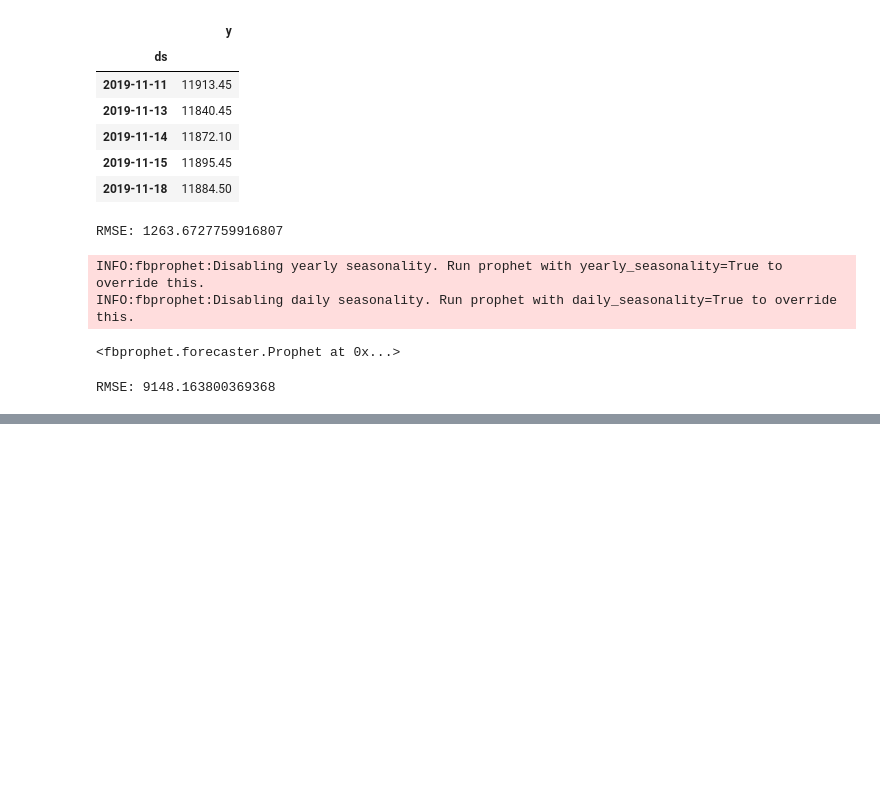
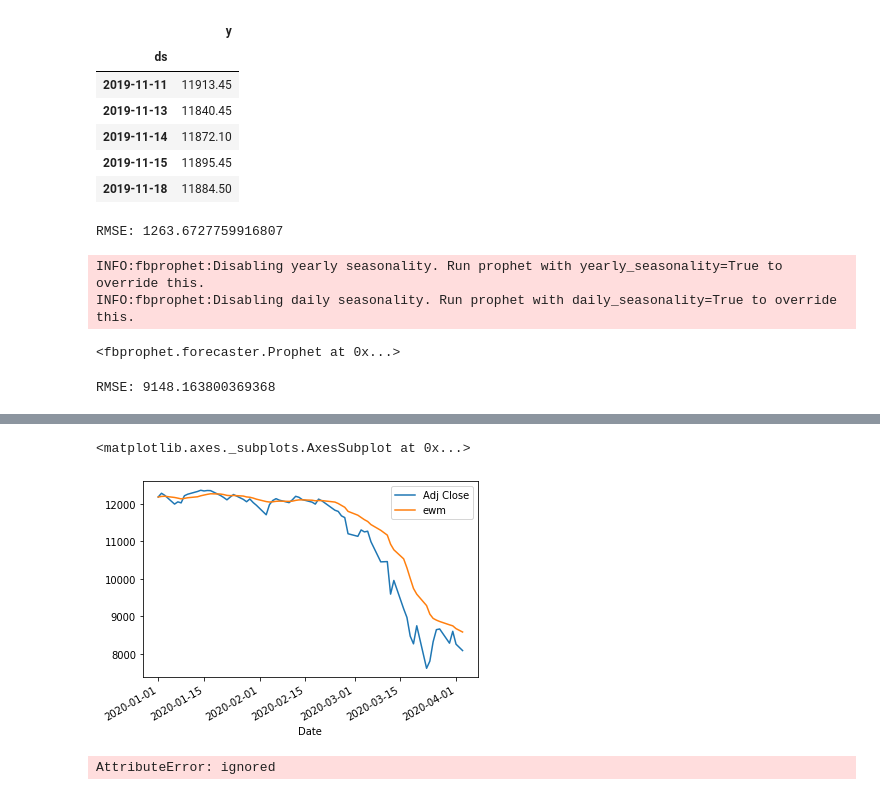
Before and after one commit to jesvin1/Basics, a Jupyter notebook: Nifty_Prediction.ipynb, the cells around one changed output, grey strips where cells are left out. Drawn from its saved outputs; the diff is of its cells as text; code cells hidden in the pictures; blank space fills up the shorter version.

```diff
--- a/Nifty_Prediction.ipynb
+++ b/Nifty_Prediction.ipynb
@@ -382,0 +436,10 @@ RMSE: 9148.163800369368
+# %%
+span = 4
+alpha = 2/(span+1)
+# %%
+df['ewm']=df['Adj Close'].ewm(alpha=alpha,adjust=False).mean()
+# %%
+df.plot()
+# %% [output]
+<matplotlib.axes._subplots.AxesSubplot at 0x...>
+[figure, added]
@@ -382,0 +448,4 @@ RMSE: 9148.163800369368
+# %%
+fitted_model = model.fit(smoothing_level=alpha,optimized=False)
+# %% [output]
+AttributeError: ignored
```
Also changed, not shown: parts of 19 cells of this notebook.
